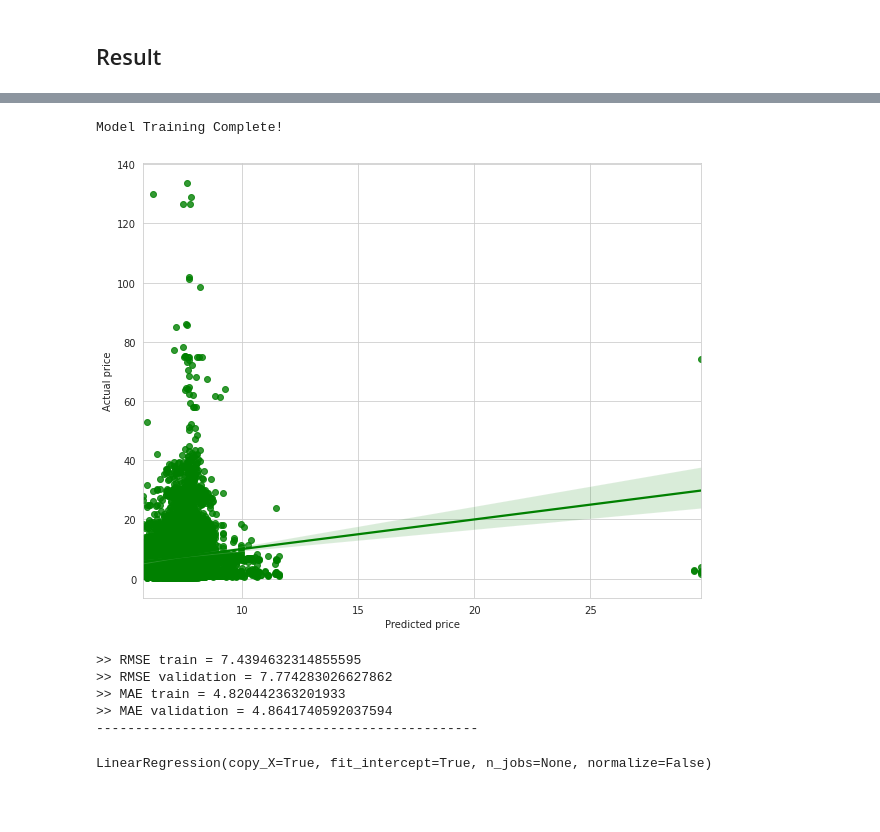
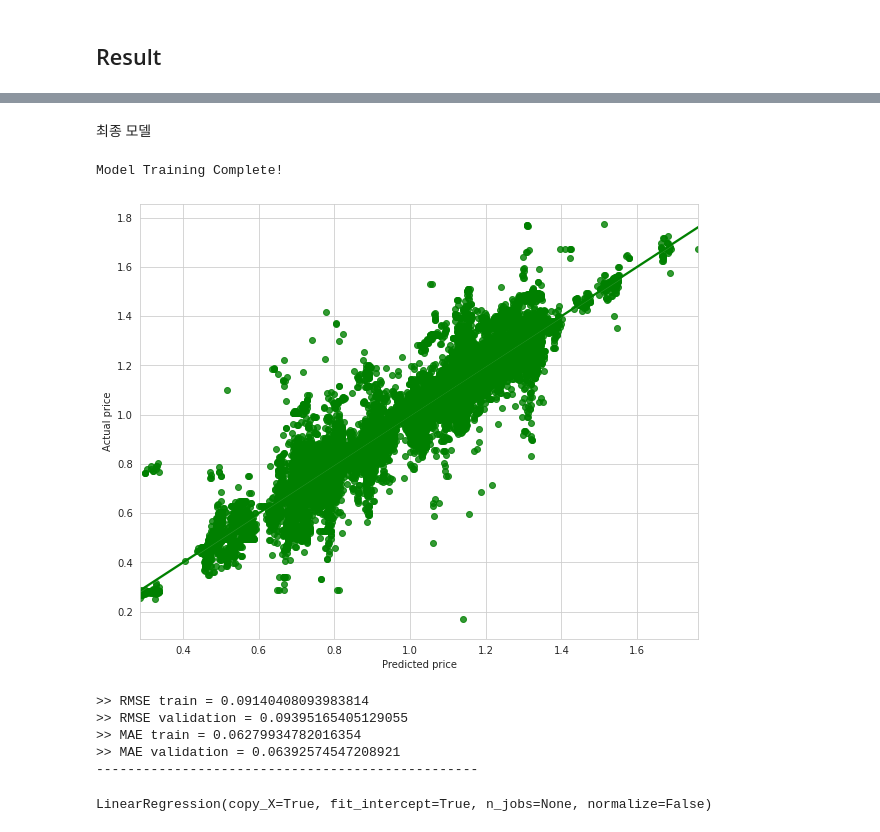
Before and after one commit to Yeony54/Project_Seafood_Import_Price_Prediction, a Jupyter notebook: 3-1. 전처리 가설 검증.ipynb, the cells around one changed output, grey strips where cells are left out. Cells and saved outputs as stored; diff of their text form; code cells hidden in the pictures; blank space fills up the shorter version.

```diff
--- a/3-1. 전처리 가설 검증.ipynb
+++ b/3-1. 전처리 가설 검증.ipynb
@@ -1160,0 +1163,13 @@ df_add = df_add.set_index(['year','week'])
+# %%
+# df4_name
+# 어종별 수 컬럼 추가
+
+df_add['name_cnt'] = 0;
+value_dict = {}
+for name, value in zip(df_add['P_NAME'].value_counts().index,df_add['P_NAME'].value_counts()):
+    value_dict[name] = value
+
+def value(col):
+    return value_dict[col]
+
+df_add['name_cnt'] = df_add['P_NAME'].apply(value)
@@ -1226,3 +1272,13 @@ df_add1
+# %%
+df_add_selection = df_add.copy()
+
+df_add_selection['cpi_avg'] = (df_add_selection['cpi_fish']+df_add_selection['cpi_total'])/2
+df_add_selection['weather_kr'] = (df_add_selection['temperature_kr']+df_add_selection['water_temp_kr']+df_add_selection['wind_kr'])/3
+df_add_selection['weather'] = (df_add_selection['temperature']+df_add_selection['rain']+df_add_selection['wind'])/3
+
+df_add_selection.drop(['cpi_total','cpi_fish','water_temp_kr','temperature_kr','wind_kr','rain','wind','temperature','oil'],axis=1,inplace=True)
+
+df_add_selection = df_add_selection.set_index(['year','week'])
 # %%
 plt.figure(figsize=(15,10))
 
@@ -1232,0 +1315,9 @@ plt.show()
+# %%
+# df9_add
+
+df_add_selection['P_PRICE'] = np.log1p(df_add_selection['P_PRICE'])
+df_add_selection['weather_kr'] = np.log1p(df_add_selection['weather_kr'])
+df_add_selection['cpi_avg'] = np.log1p(df_add_selection['cpi_avg'])
+df_add_selection['exchange'] = np.log1p(df_add_selection['exchange'])
+
+df_add_selection
@@ -1232,0 +1339,6 @@ plt.show()
+# %%
+# Categorical Features Encoding
+
+df_add_selection_encoding = pd.get_dummies(df_add_selection,columns=['CTRY_1','CTRY_2','CATEGORY_1','CATEGORY_2','P_PURPOSE','P_NAME'])
+
+df_add_selection_encoding
@@ -1233,14 +1360,18 @@ plt.show()
+# %% [markdown]
+최종 모델
 # %%
-x_features = df_add1.iloc[:,1:]
-y_target = df_add1['P_PRICE']
+final_model = df_add_selection_encoding
+
+x_features = final_model.iloc[:,1:]
+y_target = final_model['P_PRICE']
 
 train_model(x_features,y_target)
 # %% [output]
 Model Training Complete!
-[figure, old version]
+[figure, new version]
->> RMSE train = 7.4394632314855595
->> RMSE validation = 7.774283026627862
->> MAE train = 4.820442363201933
->> MAE validation = 4.8641740592037594
+>> RMSE train = 0.09140408093983814
+>> RMSE validation = 0.09395165405129055
+>> MAE train = 0.06279934782016354
+>> MAE validation = 0.06392574547208921
 -------------------------------------------------
 LinearRegression(copy_X=True, fit_intercept=True, n_jobs=None, normalize=False)
```
Also changed, not shown: parts of 52 cells of this notebook.
